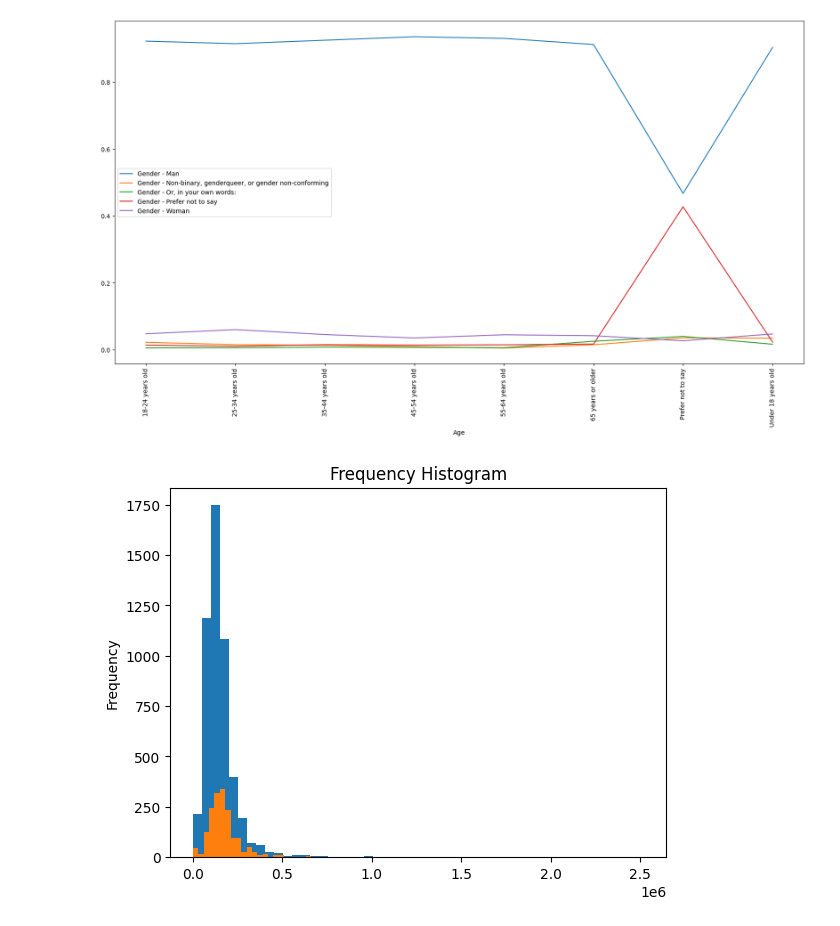
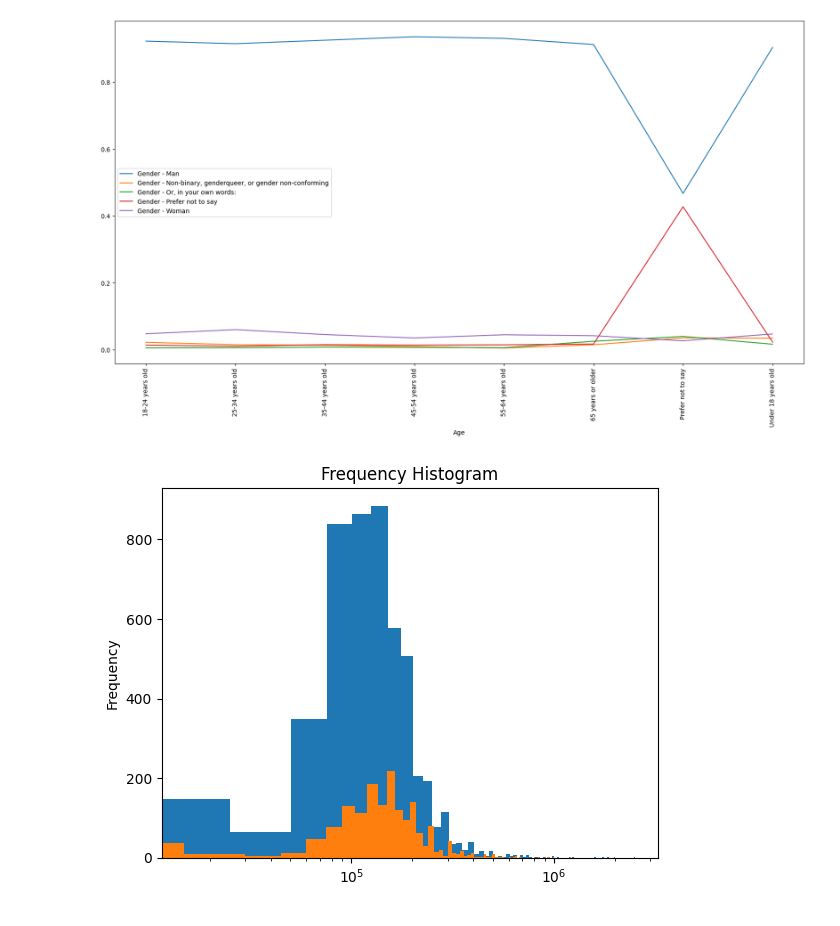
Before and after one commit to alphasigma25/VI-2022, a Jupyter notebook: test.ipynb, the cells around one changed output. Cells and saved outputs as stored; diff of their text form; code cells hidden in the pictures.

```diff
--- a/test.ipynb
+++ b/test.ipynb
@@ -122,13 +122,14 @@ for cat in multiCat:
 # %%
 # Display the salary distribution between Bachelor and Master degree
 # First, get the bachelor and master of the US
 bs_ms_df = data_df[data_df['Country']=='United States of America']
 bs_ms_df = bs_ms_df[bs_ms_df['CompTotal'] < 10e6]
 bs_df = bs_ms_df.loc[bs_ms_df['EdLevel'].str.startswith(('Bachelor'), na=False)]
 ms_df = bs_ms_df.loc[bs_ms_df['EdLevel'].str.startswith(('Master'), na=False)]
-plt.hist(bs_df['CompTotal'], bins=50)
-plt.hist(ms_df['CompTotal'], bins=50)
+plt.hist(bs_df['CompTotal'], bins=100)
+plt.hist(ms_df['CompTotal'], bins=100)
+plt.xscale('log')
 plt.gca().set(title='Frequency Histogram', ylabel='Frequency')
 plt.show()
 # %% [output]
-[figure, old version]
+[figure, new version]
```
